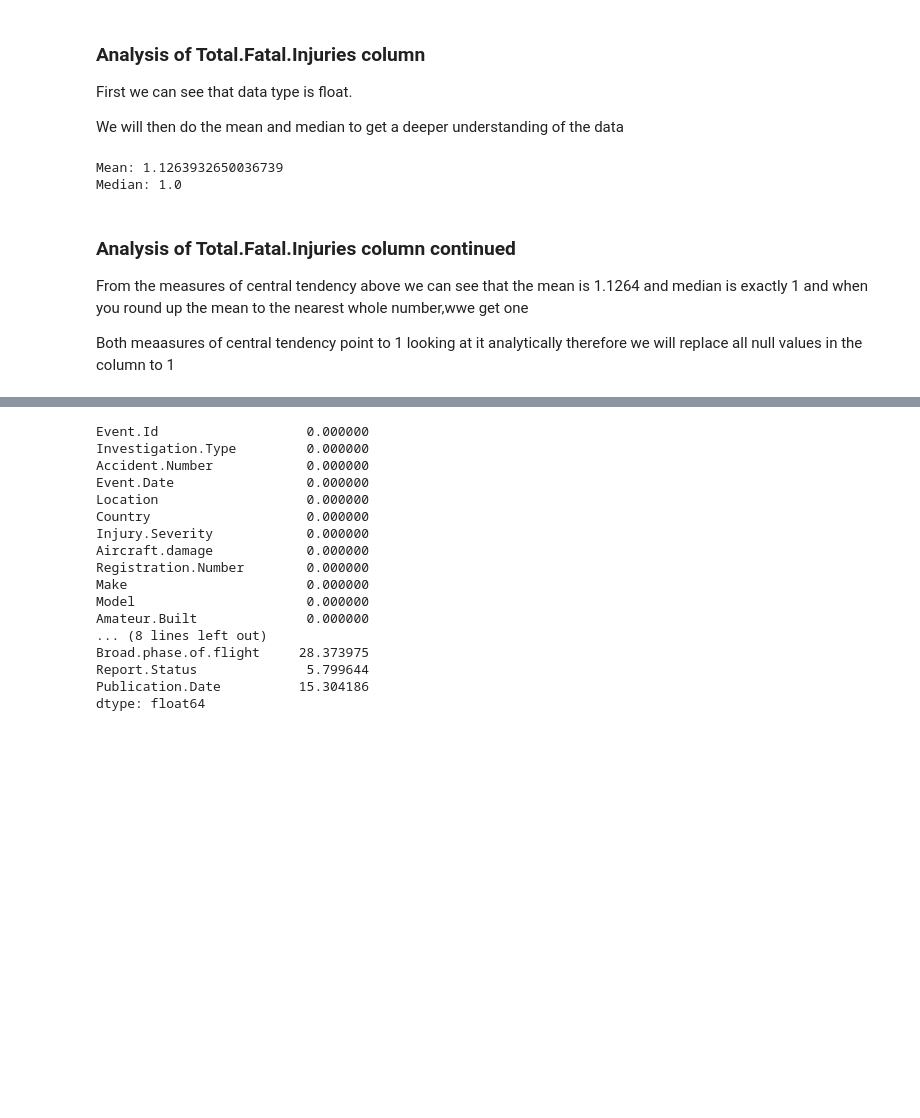
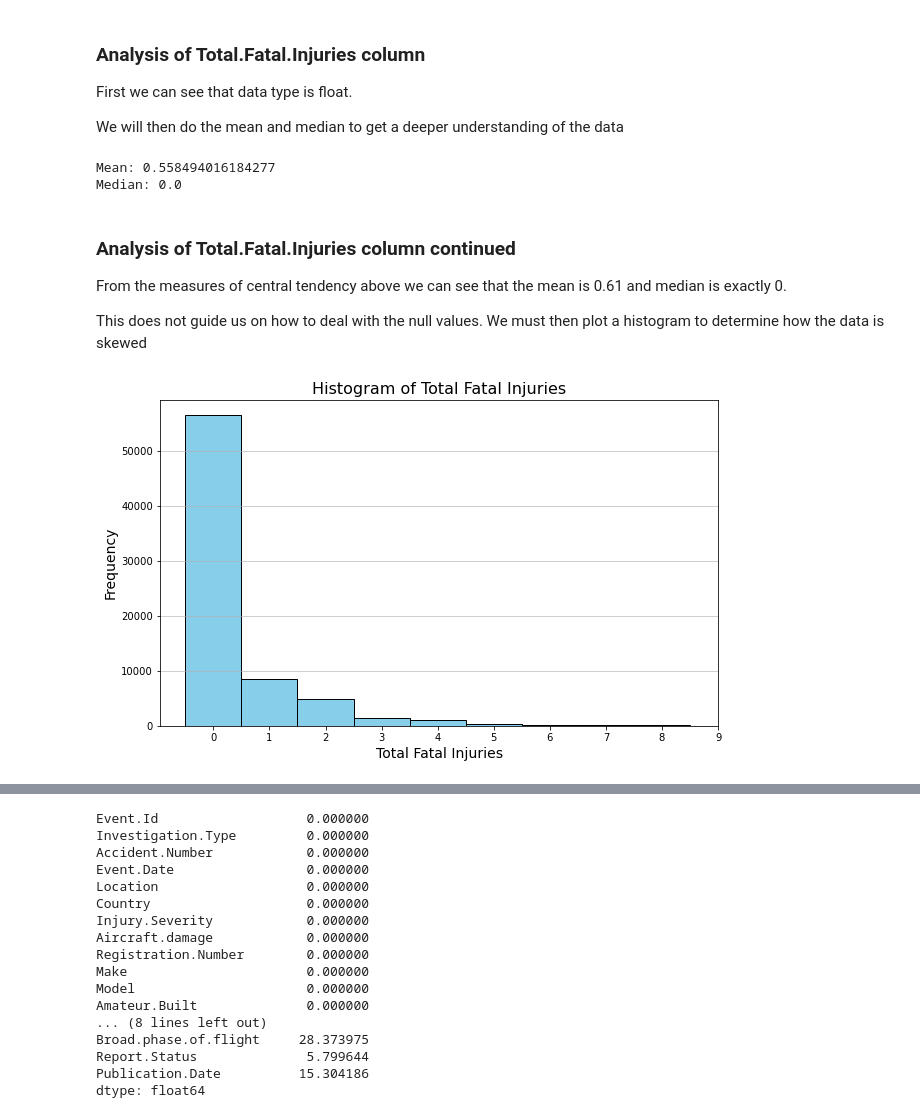
Before and after one commit to Thazes/phase1DataScience, a Jupyter notebook: phase1Project.ipynb, the cells around one changed output, grey strips where cells are left out. Drawn from its saved outputs; the diff is of its cells as text; code cells hidden in the pictures; blank space fills up the shorter version.

```diff
--- a/phase1Project.ipynb
+++ b/phase1Project.ipynb
@@ -804,14 +805,26 @@ mean_fatal_injuries = df['Total.Fatal.Injuries'].mean()
 median_fatal_injuries = df['Total.Fatal.Injuries'].median()
 
 # Display the results
-print(f"Mean: {mean_engines}")
-print(f"Median: {median_engines}")
+print(f"Mean: {mean_fatal_injuries}")
+print(f"Median: {median_fatal_injuries}")
 # %% [output]
-Mean: 1.1263932650036739
-Median: 1.0
+Mean: 0.558494016184277
+Median: 0.0
 # %% [markdown]
 ### Analysis of Total.Fatal.Injuries column continued
 
-From the measures of central tendency above we can see that the mean is 1.1264 and median is exactly 1 and when you round up the mean to the nearest whole number,wwe get one
+From the measures of central tendency above we can see that the mean is 0.61 and median is exactly 0.
 
-Both meaasures of central tendency point to 1 looking at it analytically therefore we will replace all null values in the column to 1
+This does not guide us on how to deal with the null values. We must then plot a histogram to determine how the data is skewed
+# %%
+# Plot the histogram with bins aligned to integer values
+plt.figure(figsize=(10, 6))
+plt.hist(df['Total.Fatal.Injuries'].dropna(), bins=range(0, 10), color='skyblue', edgecolor='black', align='left')
+plt.title('Histogram of Total Fatal Injuries', fontsize=16)
+plt.xlabel('Total Fatal Injuries', fontsize=14)
+plt.ylabel('Frequency', fontsize=14)
+plt.xticks(range(0, 10))
+plt.grid(axis='y', alpha=0.75)
+plt.show()
+# %% [output]
+[figure, added]
```
Also changed, not shown: parts of 21 cells of this notebook.
